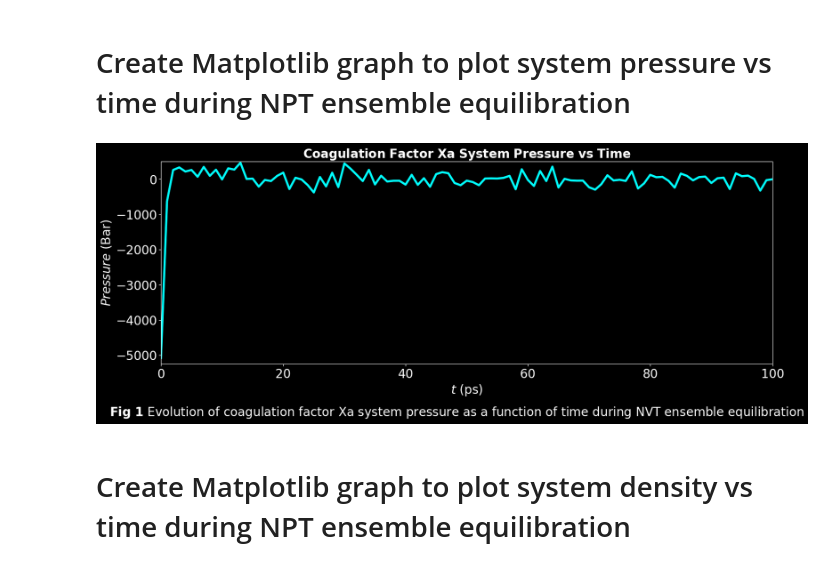
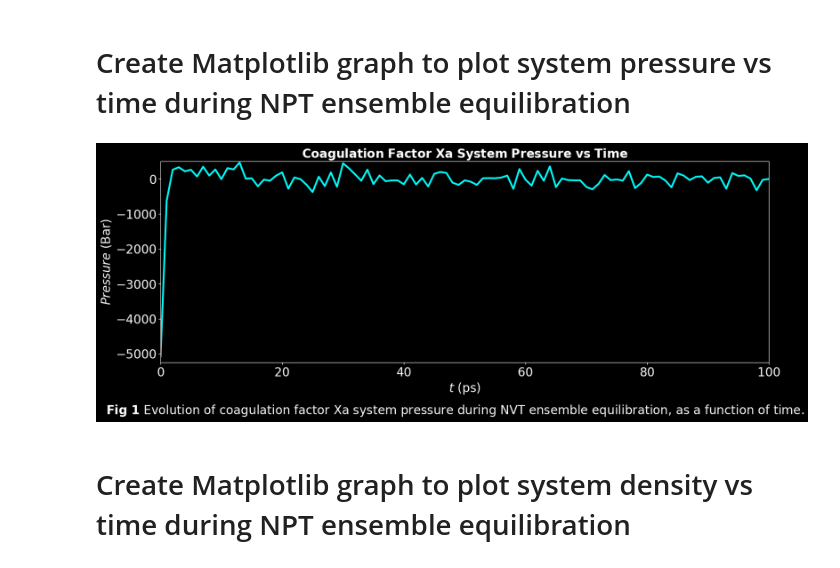
Before and after one commit to c-vandenberg/gromacs-tutorials, a Jupyter notebook: official-tutorial/md-intro-tutorial/1fjs-protein/npt-equilibration/data-analysis/notebooks/npt-equilibration-pressure-density-vs-time.ipynb, the cells around one changed output. Cells and saved outputs as stored; diff of their text form; code cells hidden in the pictures.

Commit message:
Large scale refactoring of data analysis logic

```diff
--- a/official-tutorial/md-intro-tutorial/1fjs-protein/npt-equilibration/data-analysis/notebooks/npt-equilibration-pressure-density-vs-time.ipynb
+++ b/official-tutorial/md-intro-tutorial/1fjs-protein/npt-equilibration/data-analysis/notebooks/npt-equilibration-pressure-density-vs-time.ipynb
@@ -18,37 +27,27 @@ _, density = numpy.loadtxt(
 # %% [markdown]
 # Create Matplotlib graph to plot system pressure vs time during NPT ensemble equilibration
 # %%
-# Set up the line graph
-pressure_vs_time_line_graph, pressure_vs_time_line_graph_axes = pyplot.subplots(figsize=(18, 6))
-pressure_vs_time_line_graph.patch.set_facecolor('black')
-pressure_vs_time_line_graph_axes.set_facecolor('black')
-
-# Stylise ticks and spines
-pressure_vs_time_line_graph_axes.tick_params(colors='white', which='both', labelsize=20)
-for spine in pressure_vs_time_line_graph_axes.spines.values():
-    spine.set_edgecolor('white')
-
-# Plot the data
-pressure_vs_time_line_graph_axes.plot(time, pressure, color='cyan', linewidth=3.5)
-
-# Set axes labels, limits and graph title
-pressure_vs_time_line_graph_axes.set_xlabel('$t$ (ps)', fontsize=20, color='white')
-pressure_vs_time_line_graph_axes.set_ylabel(r'$Pressure$ (Bar)', fontsize=20, color='white')
-pressure_vs_time_line_graph_axes.set_xlim(0, 100)
-pressure_vs_time_line_graph_axes.set_ylim(-5250, 500)
-pressure_vs_time_line_graph_axes.set_title(r'$\bf{Coagulation\ Factor\ Xa\ System\ Pressure\ vs\ Time}$', fontsize=20, color='white')
-
-# Add figure title
-pressure_vs_time_line_graph.text(0.5, -0.075,
-                r'$\bf{Fig\ 1}$ Evolution of coagulation factor Xa system pressure as a function of time during NVT ensemble '
-                r'equilibration',
-                ha='center', va='center', color='white', fontsize=20)
-
-# Save & display the plot
-pyplot.savefig('../../reports/figures/graphs/pressure-vs-time.png', bbox_inches='tight')
-pyplot.show()
+LineGraph.single_line_graph(
+    data_arrays=[numpy.vstack([time, pressure])],
+    figure_size=(18, 6),
+    line_colours=['cyan'],
+    x_label='$t$ (ps)',
+    y_label=r'$Pressure$ (Bar)',
+    x_lim=(0, 100),
+    y_lim=(-5250, 500),
+    graph_title=r'$\bf{Coagulation\ Factor\ Xa\ System\ Pressure\ vs\ Time}$',
+    figure_text=r'$\bf{Fig\ 1}$ Evolution of coagulation factor Xa system pressure during NVT ensemble equilibration, '
+                r'as a function of time.',
+    figure_text_font_size=20,
+    figure_text_x_coord=0.5,
+    figure_text_y_coord=-0.075,
+    font_size=20,
+    tick_label_size=20,
+    line_width=3,
+    save_path='../../reports/figures/graphs/pressure-vs-time.png'
+)
 # %% [output]
-[figure, old version]
+[figure, new version]
 # %% [markdown]
 # Create Matplotlib graph to plot system density vs time during NPT ensemble equilibration
 # %%
```
Also changed, not shown: parts of 2 cells of this notebook, 16 other files.
